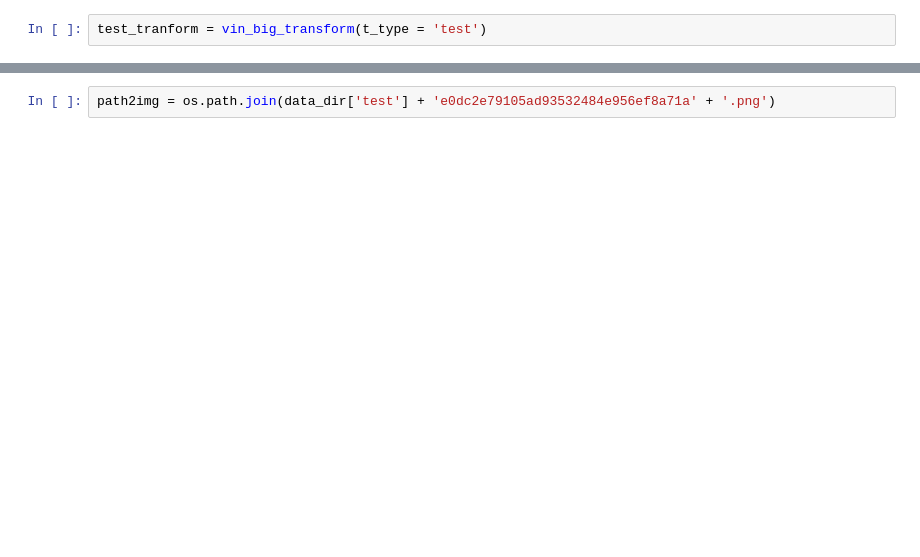
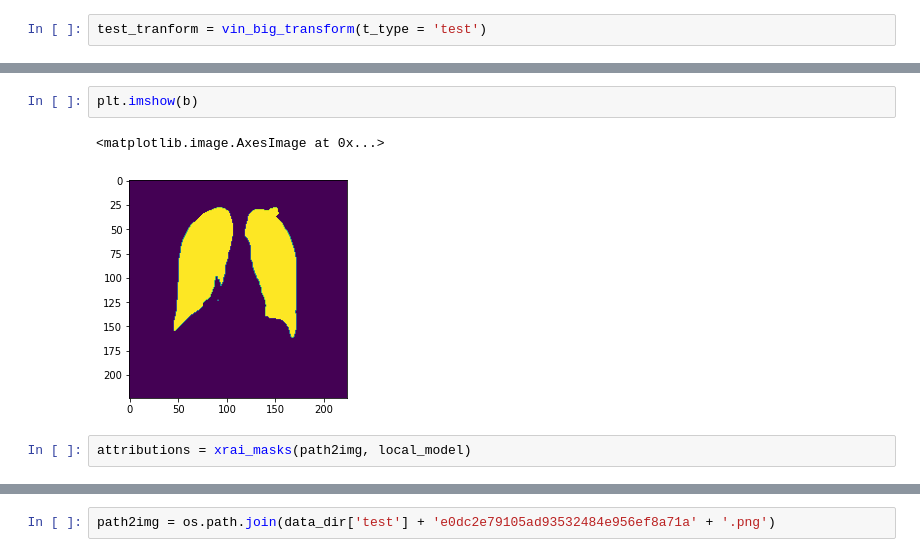
Before and after one commit to akansh12/Vin-ChestXR-Abnormality-detection, a Jupyter notebook: Notebooks/inference.ipynb, the cells around one changed output, grey strips where cells are left out. Saved outputs shown, nothing was run; the diff lists cells and outputs as text; blank space fills up the shorter version.

```diff
--- a/Notebooks/inference.ipynb
+++ b/Notebooks/inference.ipynb
@@ -37,0 +106,7 @@ local_model = local_model("/scratch/scratch6/akansh12/DeepEXrays/local_label/0.8
+# %%
+plt.imshow(b)
+# %% [output]
+<matplotlib.image.AxesImage at 0x...>
+[figure, added]
+# %%
+attributions = xrai_masks(path2img, local_model)
```
Also changed, not shown: parts of 44 cells of this notebook, 4 other files.
